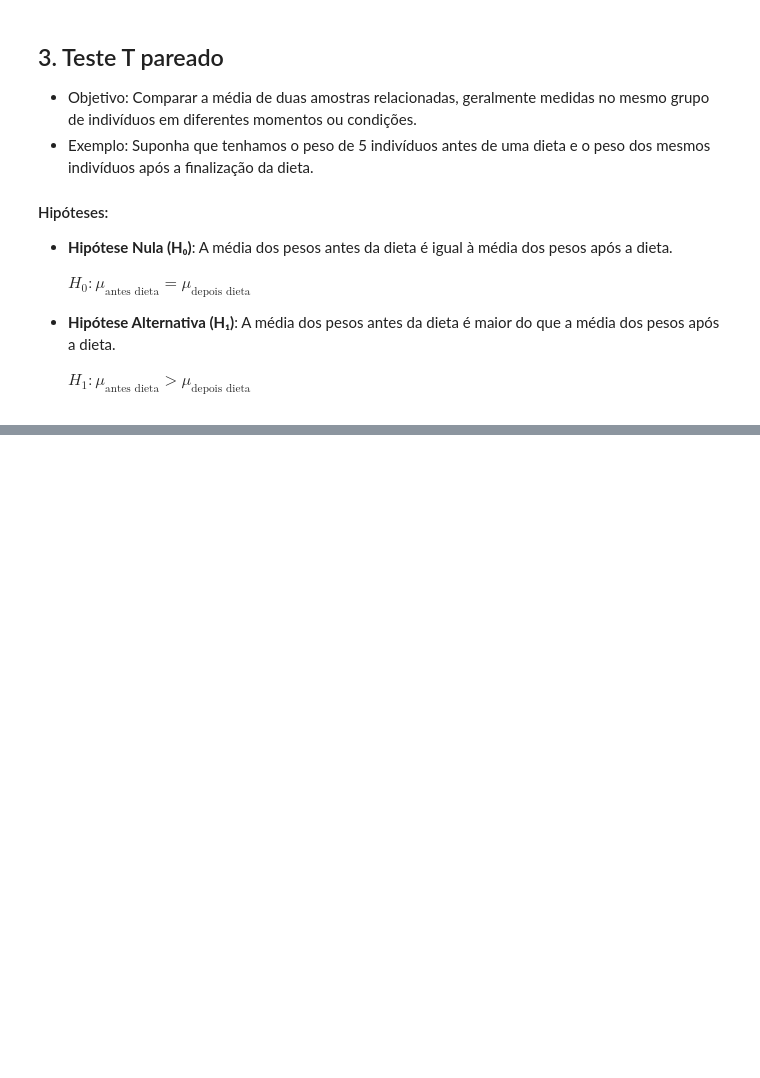
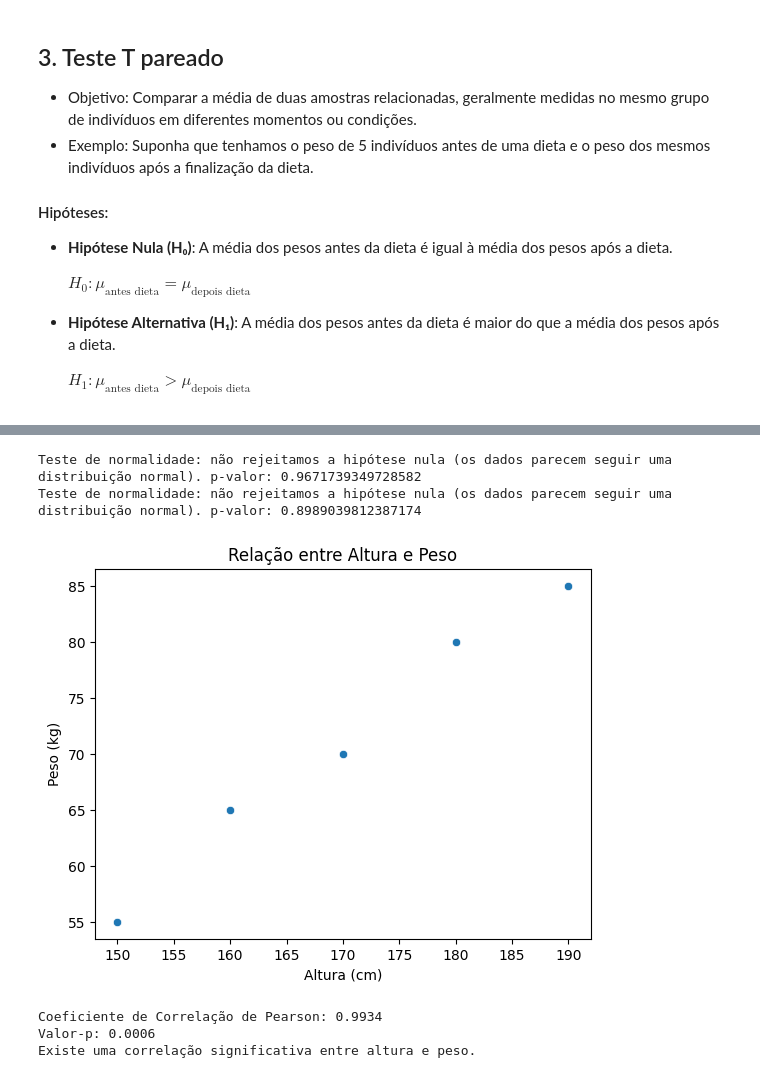
Before and after one commit to michaelchavesnzy/hypothesis_test, a Jupyter notebook: intro_hypothesis_test.ipynb, the cells around one changed output, grey strips where cells are left out. Cells and saved outputs as stored; diff of their text form; code cells hidden in the pictures; blank space fills up the shorter version.

Commit message:
adicinando demais testes

```diff
--- a/intro_hypothesis_test.ipynb
+++ b/intro_hypothesis_test.ipynb
@@ -137,0 +267,36 @@ Há evidência estatística suficiente para afirmar que a média dos pesos antes
+# %%
+# Exemplo de dados: Altura (em cm) e Peso (em kg)
+altura = [150, 160, 170, 180, 190]
+peso = [55, 65, 70, 80, 85]
+
+test_shapiro(altura)
+test_shapiro(peso)
+# %% [output]
+Teste de normalidade: não rejeitamos a hipótese nula (os dados parecem seguir uma distribuição normal). p-valor: 0.9671739349728582
+Teste de normalidade: não rejeitamos a hipótese nula (os dados parecem seguir uma distribuição normal). p-valor: 0.8989039812387174
+# %%
+# Visualizando a relação entre as variáveis
+sns.scatterplot(x=altura, y=peso)
+plt.title("Relação entre Altura e Peso")
+plt.xlabel("Altura (cm)")
+plt.ylabel("Peso (kg)")
+plt.show()
+# %% [output]
+[figure, added]
+# %%
+# Calculando a correlação de Pearson
+correlacao, p_value = stats.pearsonr(altura, peso)
+
+# Exibindo o coeficiente de correlação e o valor-p
+print(f"Coeficiente de Correlação de Pearson: {correlacao:.4f}")
+print(f"Valor-p: {p_value:.4f}")
+
+# Interpretação
+if p_value < 0.05:
+    print("Existe uma correlação significativa entre altura e peso.")
+else:
+    print("Não há correlação significativa entre altura e peso.")
+# %% [output]
+Coeficiente de Correlação de Pearson: 0.9934
+Valor-p: 0.0006
+Existe uma correlação significativa entre altura e peso.
```
Also changed, not shown: parts of 34 cells of this notebook.
